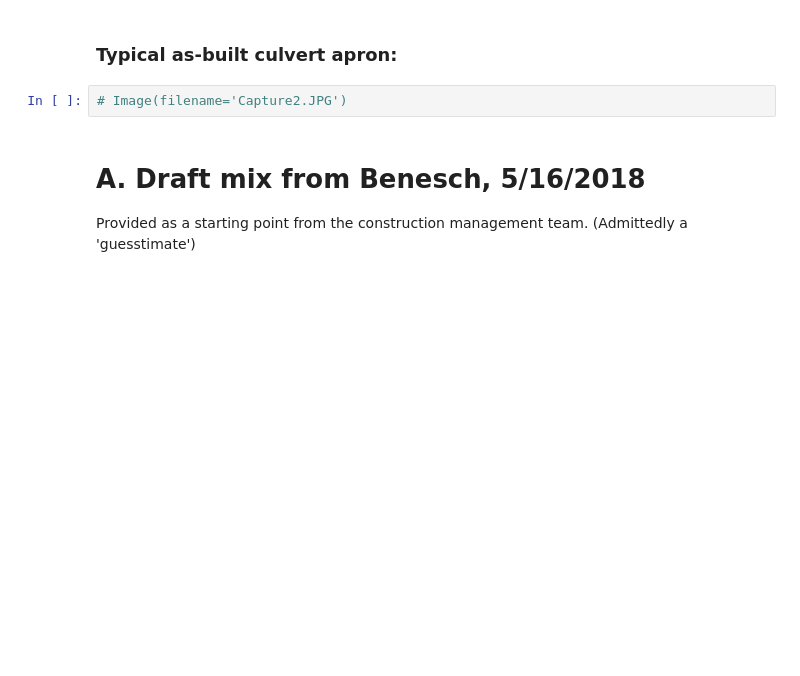
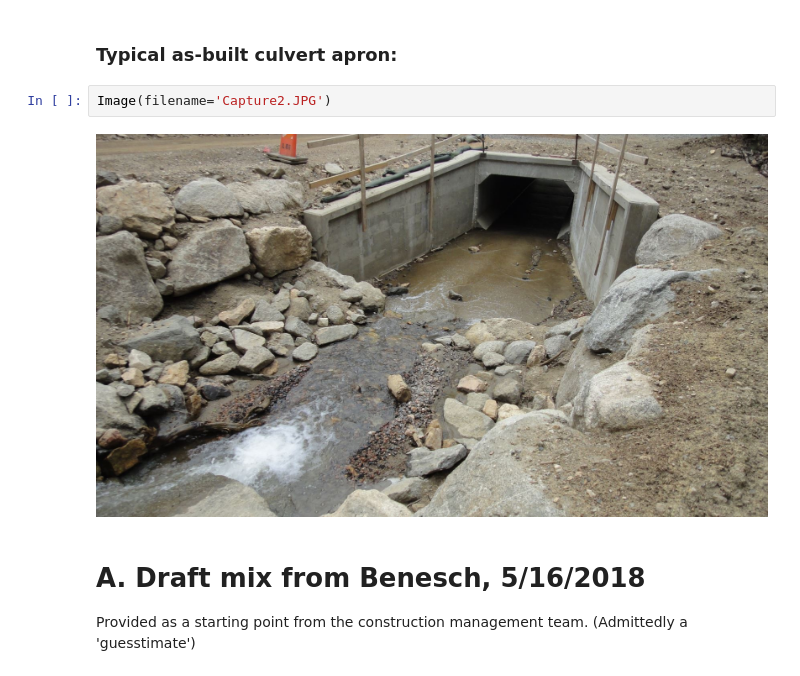
Before and after one commit to indielyt/Python_Hydraulics, a Jupyter notebook: GoldRun_CulvertFillAnalysis.ipynb, the cells around one changed output. Cells and saved outputs as stored; diff of their text form; blank space fills up the shorter version.

```diff
--- a/GoldRun_CulvertFillAnalysis.ipynb
+++ b/GoldRun_CulvertFillAnalysis.ipynb
@@ -55,7 +59,9 @@ warnings.filterwarnings('ignore')
 # %% [markdown]
 ### Typical as-built culvert apron:
 # %%
-# Image(filename='Capture2.JPG')
+Image(filename='Capture2.JPG')
+# %% [output]
+[figure, added]
 # %% [markdown]
 # A. Draft mix from Benesch, 5/16/2018
 Provided as a starting point from the construction management team.  (Admittedly a 'guesstimate')
```
Also changed, not shown: parts of 12 cells of this notebook.
